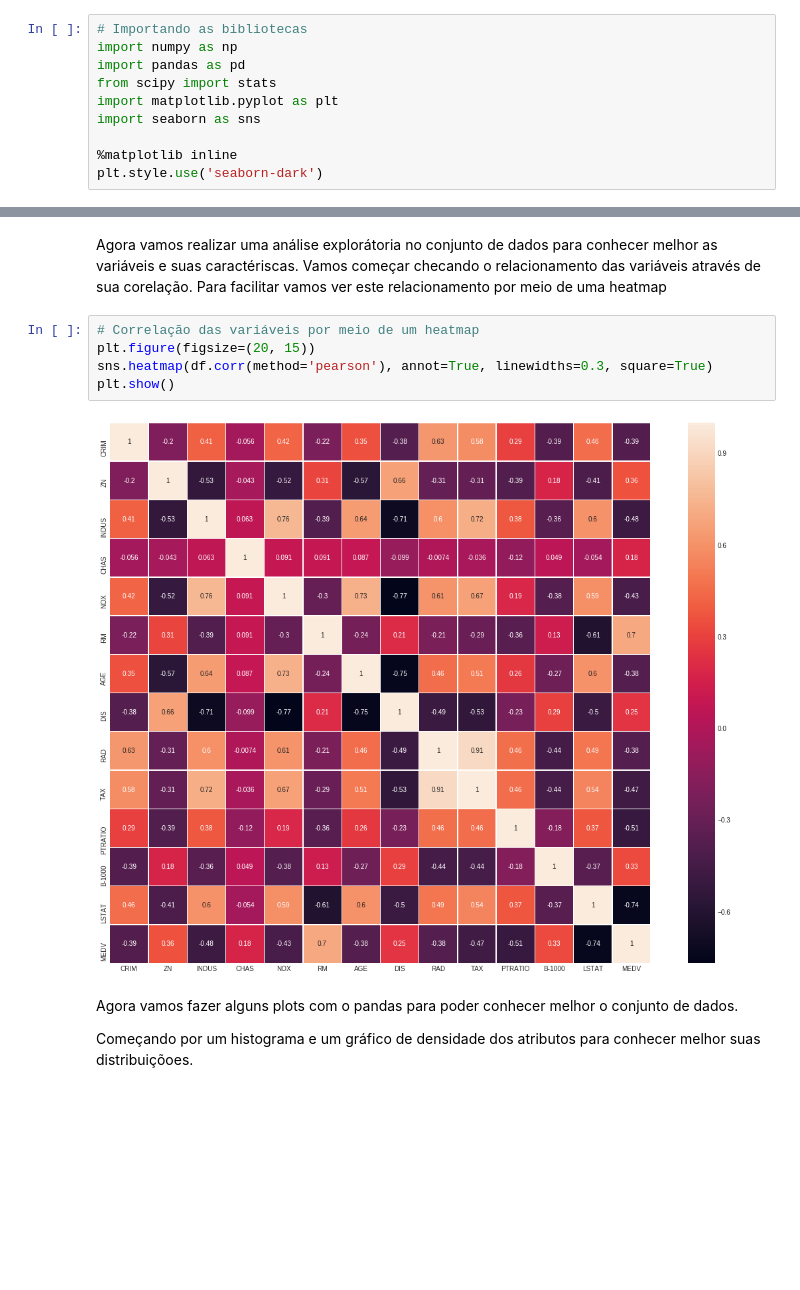
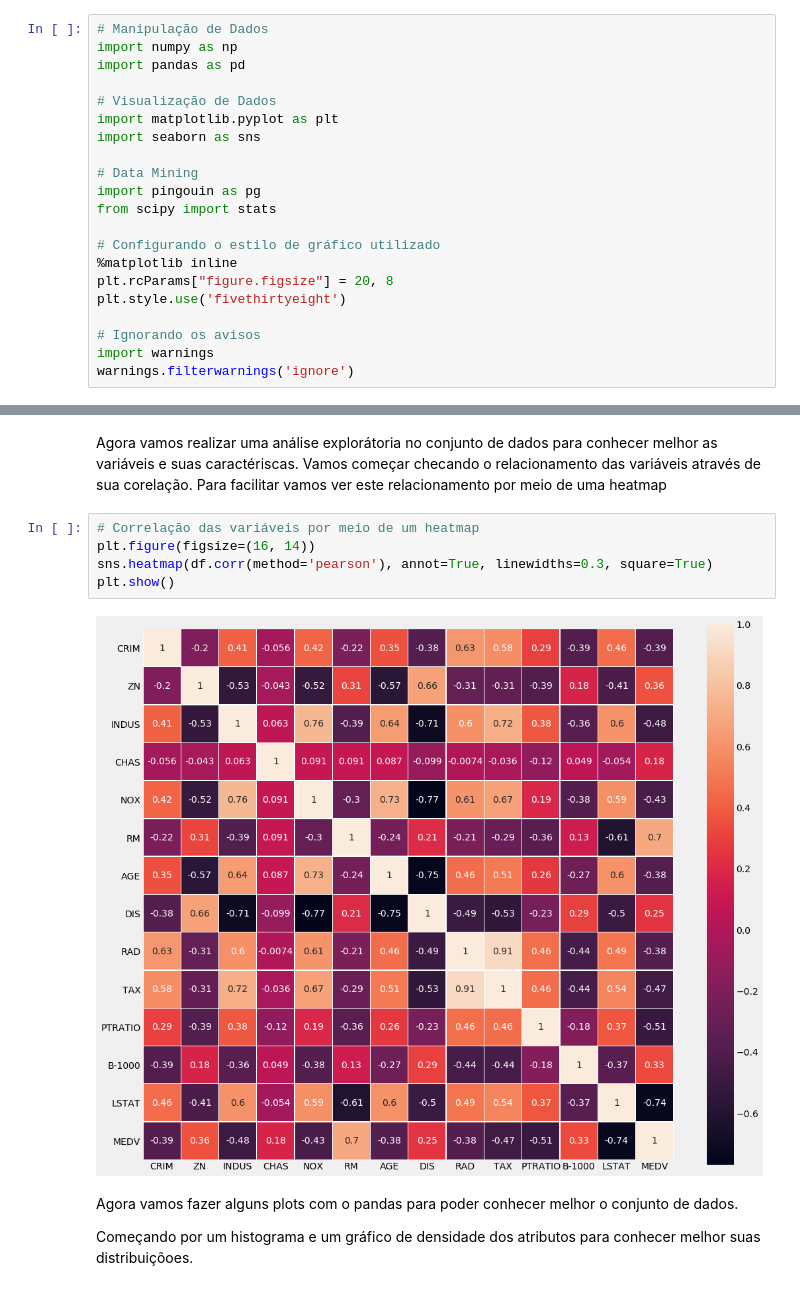
Before and after one commit to bobcastaldeli/LASSO-Regression, a Jupyter notebook: LassoRegression.ipynb, the cells around one changed output, grey strips where cells are left out. Drawn from its saved outputs; the diff is of its cells as text; blank space fills up the shorter version.

```diff
--- a/LassoRegression.ipynb
+++ b/LassoRegression.ipynb
@@ -24,13 +24,24 @@ Para mais detalhes consultar  https://www.cs.toronto.edu/~delve/data/boston/bost
 # %%
-# Importando as bibliotecas
+# Manipulação de Dados
 import numpy as np
 import pandas as pd
-from scipy import stats
+
+# Visualização de Dados
 import matplotlib.pyplot as plt
 import seaborn as sns
 
+# Data Mining
+import pingouin as pg
+from scipy import stats
+
+# Configurando o estilo de gráfico utilizado
 %matplotlib inline
-plt.style.use('seaborn-dark')
+plt.rcParams["figure.figsize"] = 20, 8
+plt.style.use('fivethirtyeight')
+
+# Ignorando os avisos
+import warnings
+warnings.filterwarnings('ignore')
 # %%
 # Carregando o dataset
 dataset = 'boston_houses.csv'
@@ -93,11 +102,11 @@ Agora vamos realizar uma análise explorátoria no conjunto de dados para conhec
 Vamos começar checando o relacionamento das variáveis através de sua corelação. Para facilitar vamos ver este relacionamento por meio de uma heatmap
 # %%
 # Correlação das variáveis por meio de um heatmap
-plt.figure(figsize=(20, 15))
+plt.figure(figsize=(16, 14))
 sns.heatmap(df.corr(method='pearson'), annot=True, linewidths=0.3, square=True)
 plt.show()
 # %% [output]
-[figure, old version]
+[figure, new version]
 # %% [markdown]
 Agora vamos fazer alguns plots com o pandas para poder conhecer melhor o conjunto de dados.
 
```
Also changed, not shown: parts of 13 cells of this notebook.
